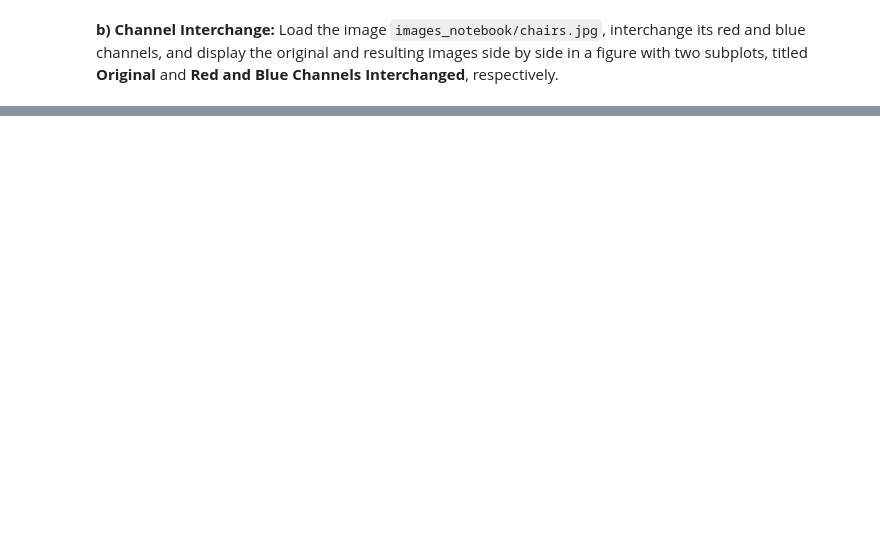
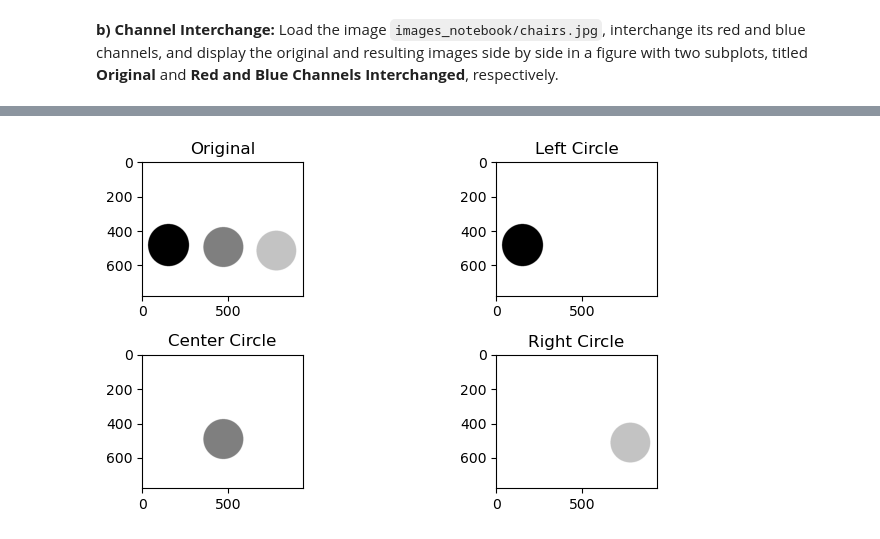
Before and after one commit to TonMartin777/Artificial-Vision, a Jupyter notebook: p1_material/2026_ComputerVision_P1.ipynb, the cells around one changed output, grey strips where cells are left out. Cells and saved outputs as stored; diff of their text form; code cells hidden in the pictures; blank space fills up the shorter version.

```diff
--- a/p1_material/2026_ComputerVision_P1.ipynb
+++ b/p1_material/2026_ComputerVision_P1.ipynb
@@ -552,3 +598,36 @@ he contrast of the image. Also be careful when applying type conversion. Check t
+# %%
+circles = mpimg.imread("images_notebook/circles.bmp")
+
+bg_color = circles.max() # All white
+
+left_c = circles.copy()
+center_c = circles.copy()
+right_c = circles.copy()
+
+left_c[:, 299:] = bg_color
+center_c[:, :300] = bg_color
+center_c[:, 599:] = bg_color
+right_c[:, :600] =bg_color
+
+# Create Figure with 4 Subplots
+fig = plt.figure(figsize=(8, 4))
+fig.add_subplot(2, 2, 1)
+plt.imshow(circles)
+plt.title("Original")
+fig.add_subplot(2, 2, 2)
+plt.imshow(left_c)
+plt.title("Left Circle")
+fig.add_subplot(2, 2, 3)
+plt.imshow(center_c)
+plt.title("Center Circle")
+fig.add_subplot(2, 2, 4)
+plt.imshow(right_c)
+plt.title("Right Circle")
+
+plt.tight_layout()
+plt.show()
+# %% [output]
+[figure, added]
 # %% [markdown]
 **b) Create three new images, each containing two of the three circles from the original image while preserving their original positions.**
 
```
Also changed, not shown: parts of 11 cells of this notebook, 4 other files.
